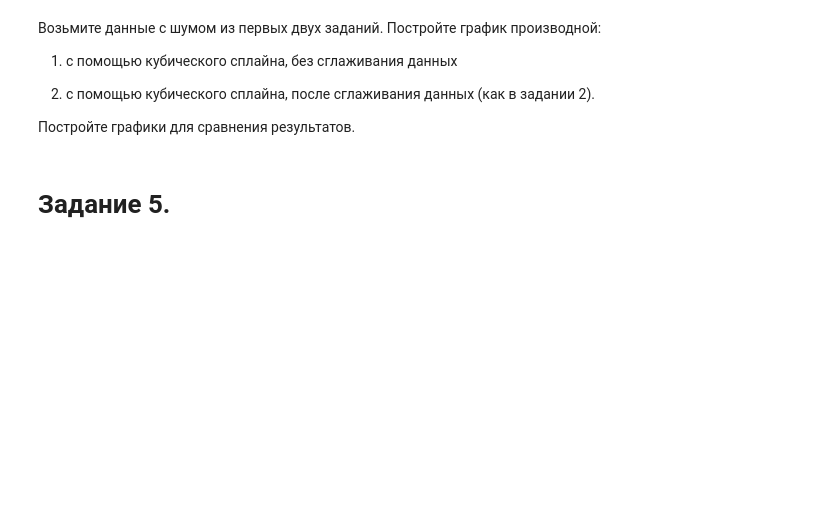
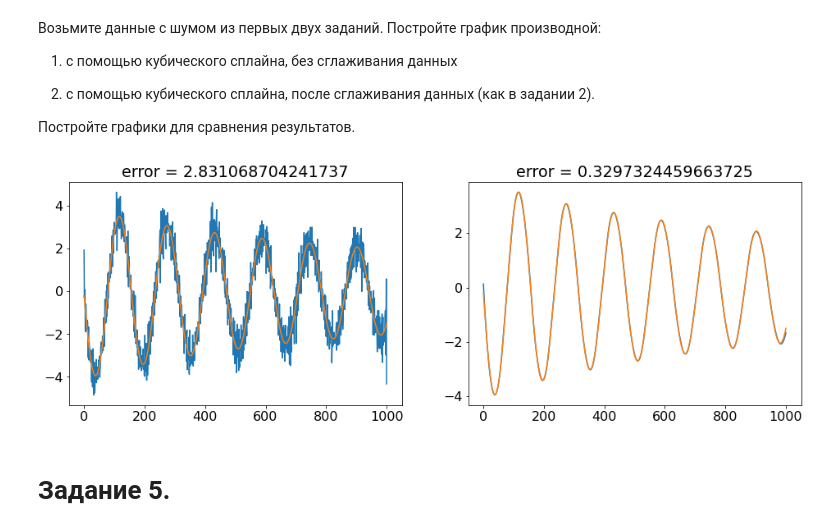
Before and after one commit to Andrew-Kot/Computational-Mathematics, a Jupyter notebook: С1.ipynb, the cells around one changed output. Cells and saved outputs as stored; diff of their text form; code cells hidden in the pictures; blank space fills up the shorter version.

```diff
--- a/С1.ipynb
+++ b/С1.ipynb
@@ -592,6 +594,24 @@ plt.show()
 2) с помощью кубического сплайна, после сглаживания данных (как в задании 2).
 
 Постройте графики для сравнения результатов.
+# %%
+iu_spl = InterpolatedUnivariateSpline(t, u) #без сглаживания
+u_spl = UnivariateSpline(t, u, s=300) #со сглаживанием
+plt.figure(figsize=(16, 11))
+
+plt.subplot(2, 2, 1)
+plt.plot(t, iu_spl.derivative()(t), label="$u_{int}'(t)$")
+plt.plot(t, uprime, label="$u'(t)$")
+plt.title('error = ' + str(np.abs(uprime - iu_spl.derivative()(t)).max()))
+
+plt.subplot(2, 2, 2)
+plt.plot(t, u_spl.derivative()(t), label="$u_{smooth}'(t)$")
+plt.plot(t, uprime, label="$u'(t)$")
+plt.title('error = ' + str(np.abs(uprime - u_spl.derivative()(t)).max()))
+
+plt.show()
+# %% [output]
+[figure, added]
 # %% [markdown]
 # Задание 5.
 # %% [markdown]
```
Also changed, not shown: parts of 17 cells of this notebook.
